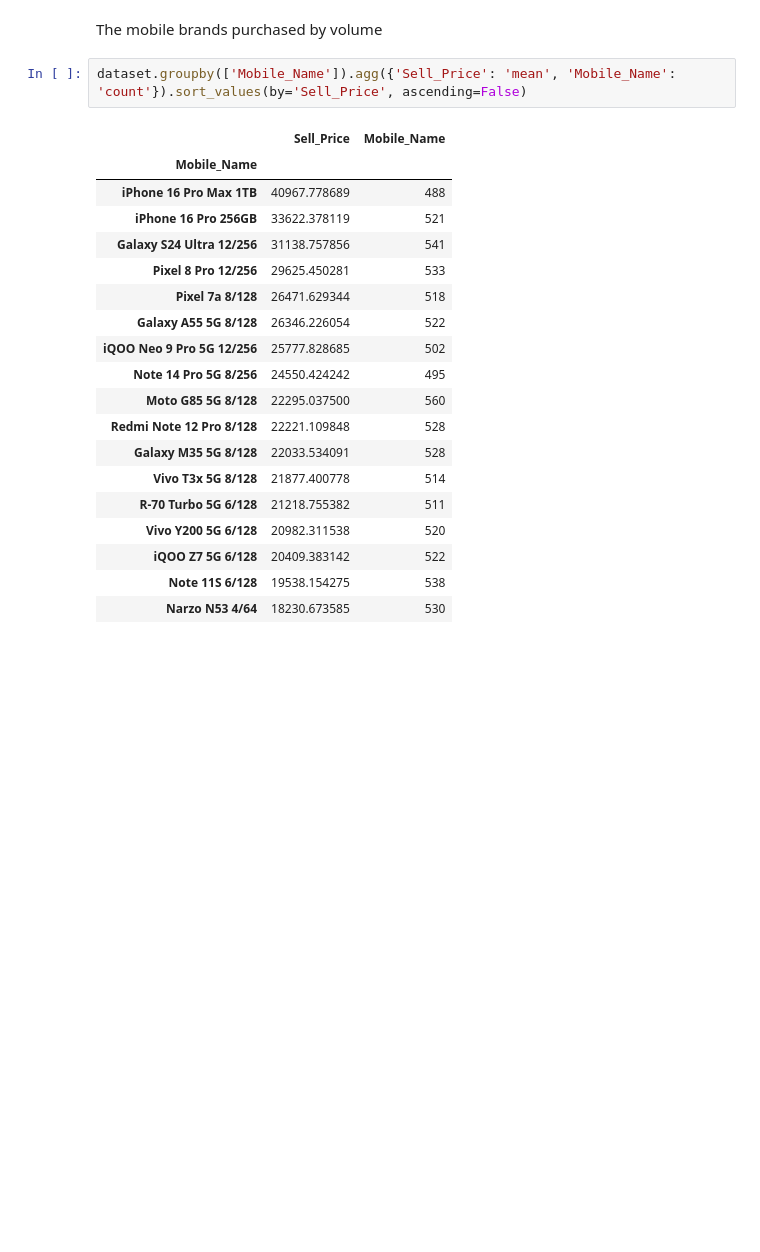
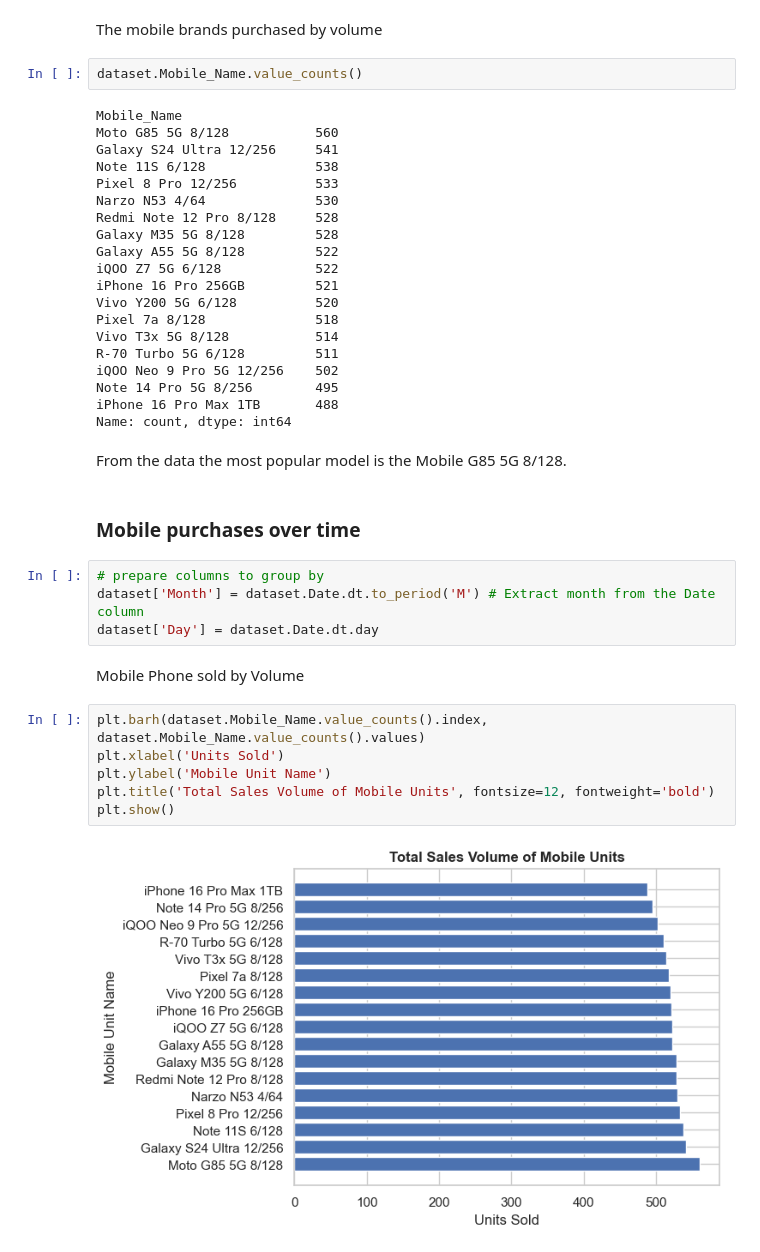
Before and after one commit to adebayopeter/SDS-CP026-retail-pulse, a Jupyter notebook: submissions/team/karl-munroe/data-analysis.ipynb, the cells around one changed output. Drawn from its saved outputs; the diff is of its cells as text; blank space fills up the shorter version.

```diff
--- a/submissions/team/karl-munroe/data-analysis.ipynb
+++ b/submissions/team/karl-munroe/data-analysis.ipynb
@@ -180,24 +201,42 @@ The gender demographic of all respondents to the yes/no questions has and even d
 # %% [markdown]
 The mobile brands purchased by volume
 # %%
-dataset.groupby(['Mobile_Name']).agg({'Sell_Price': 'mean', 'Mobile_Name': 'count'}).sort_values(by='Sell_Price', ascending=False)
+dataset.Mobile_Name.value_counts()
 # %% [output]
-|  | Sell_Price | Mobile_Name |
-| Mobile_Name |  |  |
-| iPhone 16 Pro Max 1TB | 40967.778689 | 488 |
-| iPhone 16 Pro 256GB | 33622.378119 | 521 |
-| Galaxy S24 Ultra 12/256 | 31138.757856 | 541 |
-| Pixel 8 Pro 12/256 | 29625.450281 | 533 |
-| Pixel 7a 8/128 | 26471.629344 | 518 |
-| Galaxy A55 5G 8/128 | 26346.226054 | 522 |
-| iQOO Neo 9 Pro 5G 12/256 | 25777.828685 | 502 |
-| Note 14 Pro 5G 8/256 | 24550.424242 | 495 |
-| Moto G85 5G 8/128 | 22295.037500 | 560 |
-| Redmi Note 12 Pro 8/128 | 22221.109848 | 528 |
-| Galaxy M35 5G 8/128 | 22033.534091 | 528 |
-| Vivo T3x 5G 8/128 | 21877.400778 | 514 |
-| R-70 Turbo 5G 6/128 | 21218.755382 | 511 |
-| Vivo Y200 5G 6/128 | 20982.311538 | 520 |
-| iQOO Z7 5G 6/128 | 20409.383142 | 522 |
-| Note 11S 6/128 | 19538.154275 | 538 |
-| Narzo N53 4/64 | 18230.673585 | 530 |
+Mobile_Name
+Moto G85 5G 8/128           560
+Galaxy S24 Ultra 12/256     541
+Note 11S 6/128              538
+Pixel 8 Pro 12/256          533
+Narzo N53 4/64              530
+Redmi Note 12 Pro 8/128     528
+Galaxy M35 5G 8/128         528
+Galaxy A55 5G 8/128         522
+iQOO Z7 5G 6/128            522
+iPhone 16 Pro 256GB         521
+Vivo Y200 5G 6/128          520
+Pixel 7a 8/128              518
+Vivo T3x 5G 8/128           514
+R-70 Turbo 5G 6/128         511
+iQOO Neo 9 Pro 5G 12/256    502
+Note 14 Pro 5G 8/256        495
+iPhone 16 Pro Max 1TB       488
+Name: count, dtype: int64
+# %% [markdown]
+From the data the most popular model is the Mobile G85 5G 8/128.
+# %% [markdown]
+### Mobile purchases over time
+# %%
+# prepare columns to group by
+dataset['Month'] = dataset.Date.dt.to_period('M') # Extract month from the Date column
+dataset['Day'] = dataset.Date.dt.day
+# %% [markdown]
+Mobile Phone sold by Volume
+# %%
+plt.barh(dataset.Mobile_Name.value_counts().index, dataset.Mobile_Name.value_counts().values)
+plt.xlabel('Units Sold')
+plt.ylabel('Mobile Unit Name')
+plt.title('Total Sales Volume of Mobile Units', fontsize=12, fontweight='bold')
+plt.show()
+# %% [output]
+[figure, added]
```
Also changed, not shown: parts of 11 cells of this notebook, 1 other file.
